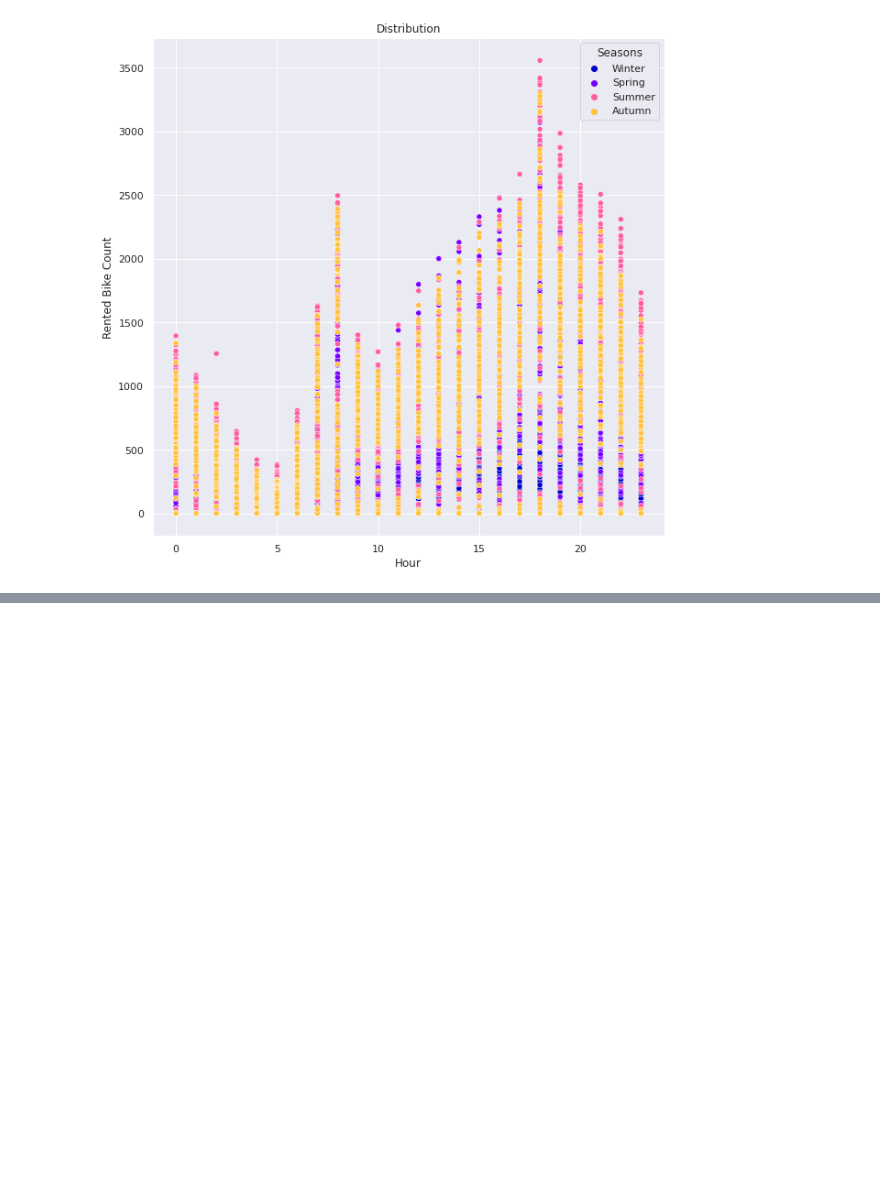
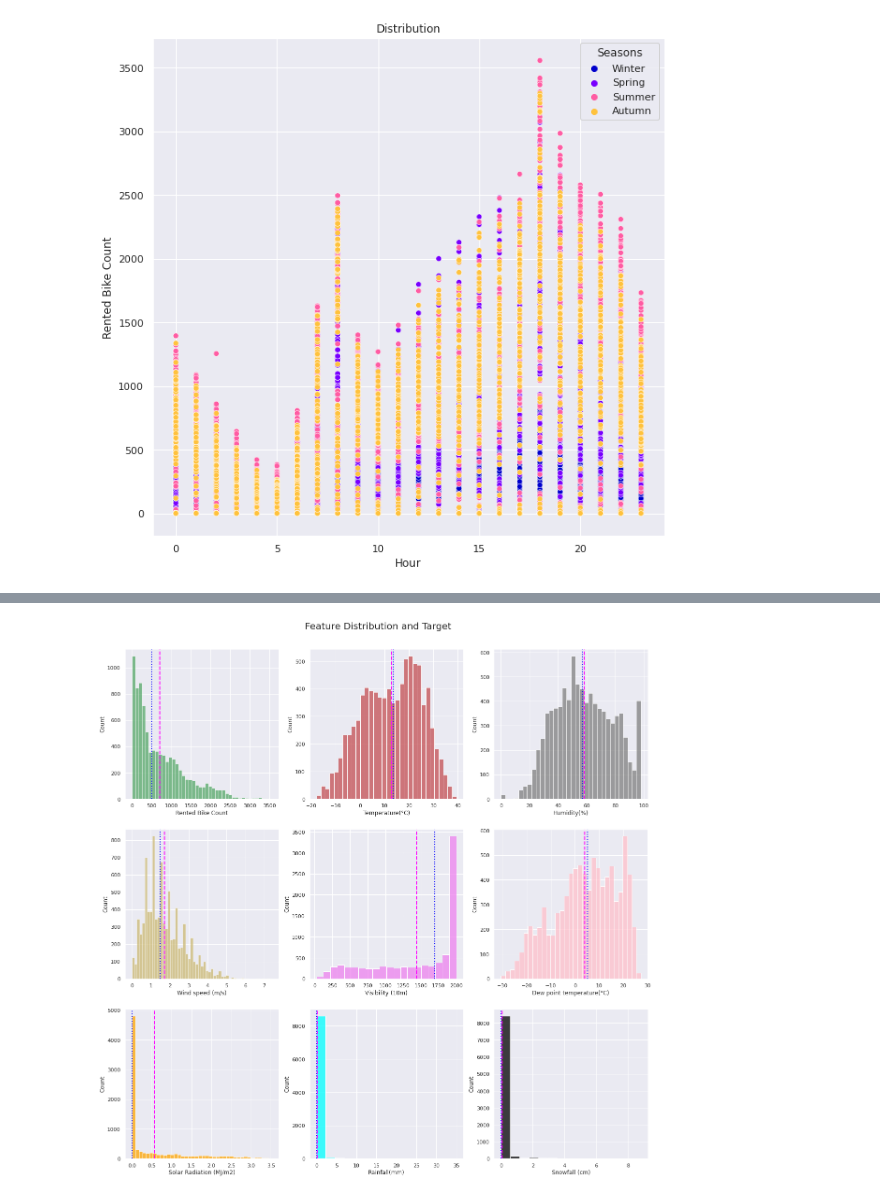
Before and after one commit to NayanaPradeep/Bike_Sharing_Demand, a Jupyter notebook: Bike_Sharing_Demand_Prediction_Capstone_Project.ipynb, the cells around one changed output, grey strips where cells are left out. Cells and saved outputs as stored; diff of their text form; code cells hidden in the pictures; blank space fills up the shorter version.

```diff
--- a/Bike_Sharing_Demand_Prediction_Capstone_Project.ipynb
+++ b/Bike_Sharing_Demand_Prediction_Capstone_Project.ipynb
@@ -231,10 +203,0 @@ Index(['Rented Bike Count', 'Hour', 'Temperature(°C)', 'Humidity(%)',
-# %%
-for col in numeric_features[1:]:
-    fig = plt.figure(figsize=(10, 5))
-    ax = fig.gca()
-    feature = bikedata_df[col]
-    feature.hist(bins=50, ax = ax)
-    ax.axvline(feature.mean(), color='black', linestyle='dashed', linewidth=2)
-    ax.axvline(feature.median(), color='green', linestyle='dashed', linewidth=2)
-    ax.set_title(col)
-plt.show()
@@ -250,0 +204,29 @@ plt.show()
+# %%
+categorical_features = ['Date', 'Hour', 'Seasons','Holiday','Functioning Day']
+numeric_features = [i for i in bikedata_df.describe().columns if i not in categorical_features]
+plot_colours=['g','r','grey','y','violet','pink','orange','cyan','black']
+
+numeric_features = np. reshape(numeric_features, (3, 3))
+plot_colours = np. reshape(plot_colours, (3, 3))
+
+
+# set title for figure
+
+
+# create subplot contain 9 plots (3 plot for 3 rows)
+fig, ax = plt.subplots(3,3, figsize=(20,20))
+
+
+
+for i in range(0,3):
+  for j in range(0,3):
+    feature = numeric_features[i][j]
+    plt_colour=plot_colours[i][j]
+    sns.histplot(bikedata_df[feature], ax=ax[i][j],color=plt_colour)
+    ax[i][j].axvline(bikedata_df[feature].mean(), color='magenta', linestyle='dashed', linewidth=2)
+    ax[i][j].axvline(bikedata_df[feature].median(), color='blue', linestyle='dotted', linewidth=2)
+
+fig.suptitle('Feature Distribution and Target', fontsize=20, y=0.92)
+plt.show()
+# %% [output]
+[figure, added]
```
Also changed, not shown: parts of 9 cells of this notebook.
